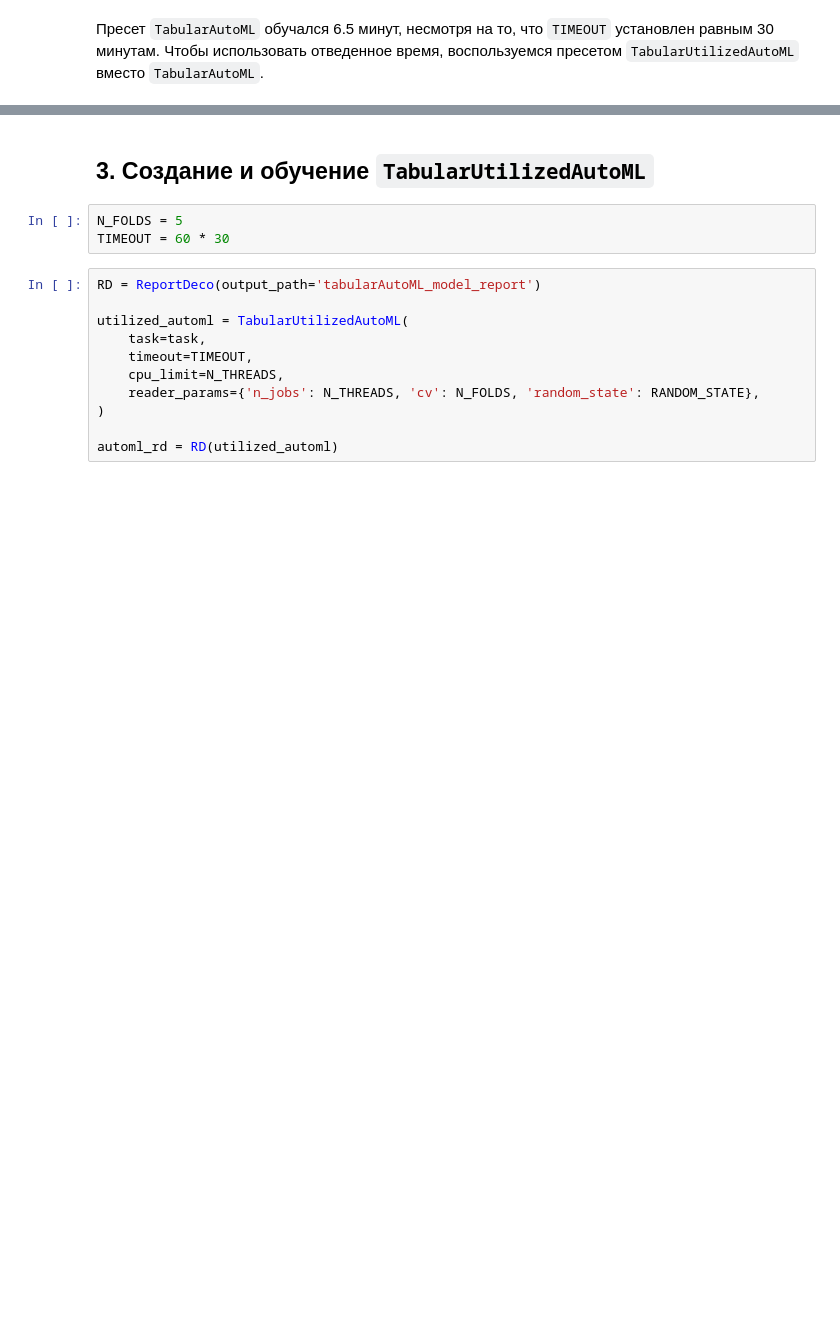
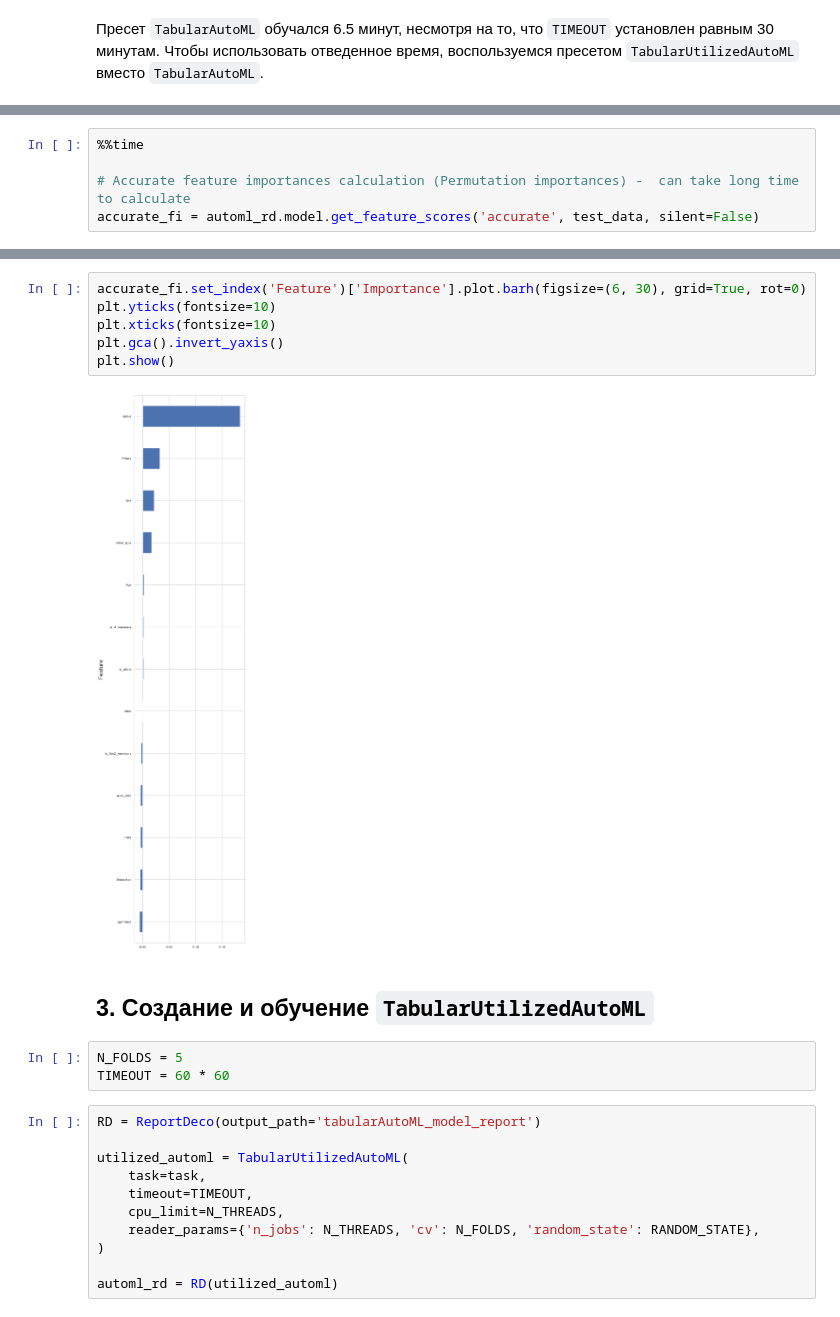
Before and after one commit to KuBaN658/kaggle, a Jupyter notebook: titanic/titanic_lightAutoML.ipynb, the cells around one changed output, grey strips where cells are left out. Drawn from its saved outputs; the diff is of its cells as text; blank space fills up the shorter version.

```diff
--- a/titanic/titanic_lightAutoML.ipynb
+++ b/titanic/titanic_lightAutoML.ipynb
@@ -195,0 +208,5 @@ accuracy - 0.7821229050279329
+# %%
+%%time
+
+# Accurate feature importances calculation (Permutation importances) -  can take long time to calculate
+accurate_fi = automl_rd.model.get_feature_scores('accurate', test_data, silent=False)
@@ -196,8 +216,16 @@ accuracy - 0.7821229050279329
+# %%
+accurate_fi.set_index('Feature')['Importance'].plot.barh(figsize=(6, 30), grid=True, rot=0)
+plt.yticks(fontsize=10)
+plt.xticks(fontsize=10)
+plt.gca().invert_yaxis()
+plt.show()
+# %% [output]
+[figure, added]
 # %% [markdown]
 ## 3. Создание и обучение `TabularUtilizedAutoML`
 # %%
 N_FOLDS = 5
-TIMEOUT = 60 * 30
+TIMEOUT = 60 * 60
 # %%
 RD = ReportDeco(output_path='tabularAutoML_model_report')
 
```
Also changed, not shown: parts of 8 cells of this notebook, 7 other files.
